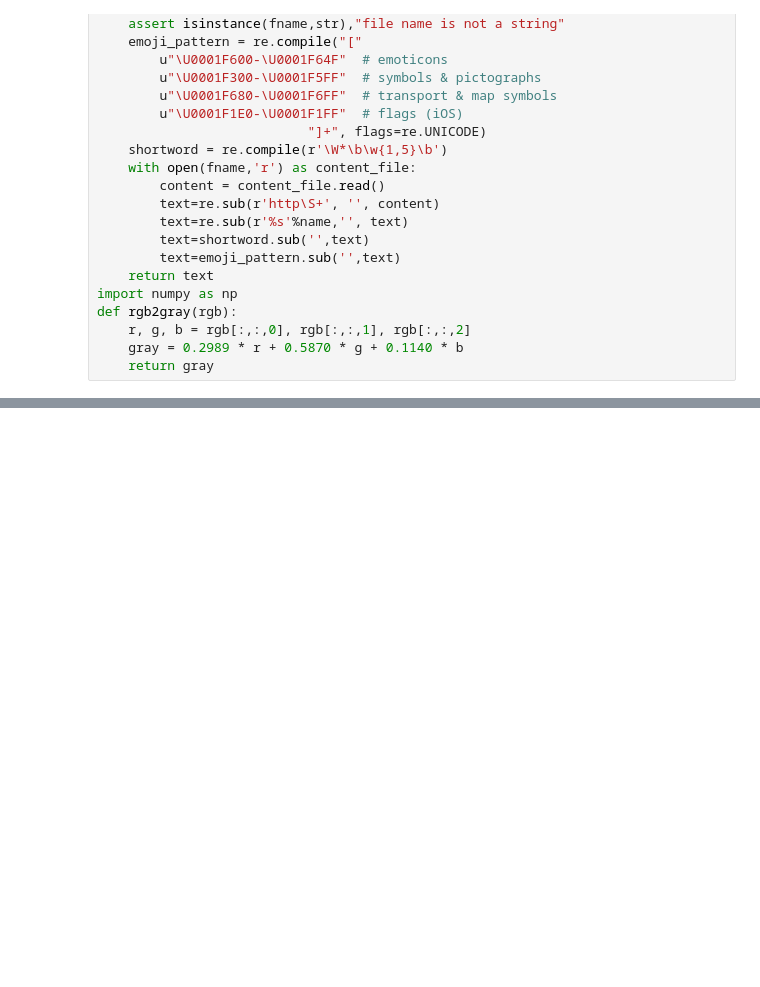
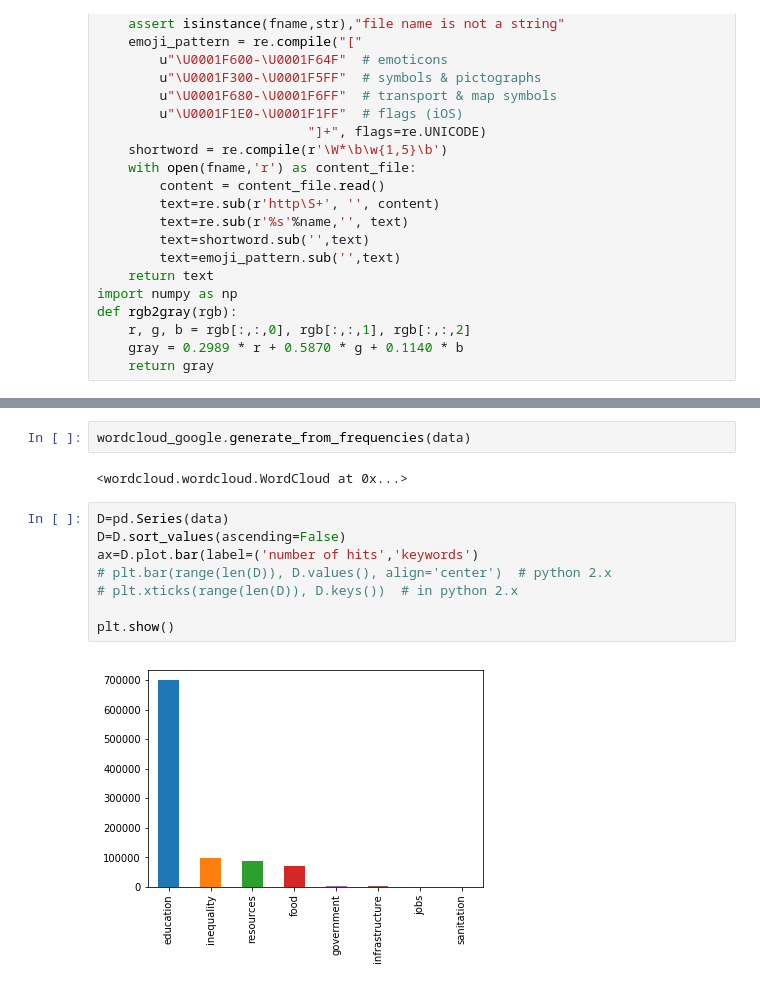
Before and after one commit to zhaomh1998/ece143, a Jupyter notebook: Twitter_data.ipynb, the cells around one changed output, grey strips where cells are left out. Saved outputs shown, nothing was run; the diff lists cells and outputs as text; blank space fills up the shorter version.

```diff
--- a/Twitter_data.ipynb
+++ b/Twitter_data.ipynb
@@ -256,0 +268,14 @@ translate_file('CarlosAlvQ_tweets.txt')
+# %%
+wordcloud_google.generate_from_frequencies(data)
+# %% [output]
+<wordcloud.wordcloud.WordCloud at 0x...>
+# %%
+D=pd.Series(data)
+D=D.sort_values(ascending=False)
+ax=D.plot.bar(label=('number of hits','keywords')
+# plt.bar(range(len(D)), D.values(), align='center')  # python 2.x
+# plt.xticks(range(len(D)), D.keys())  # in python 2.x
+
+plt.show()
+# %% [output]
+[figure, added]
```
Also changed, not shown: parts of 20 cells of this notebook.
